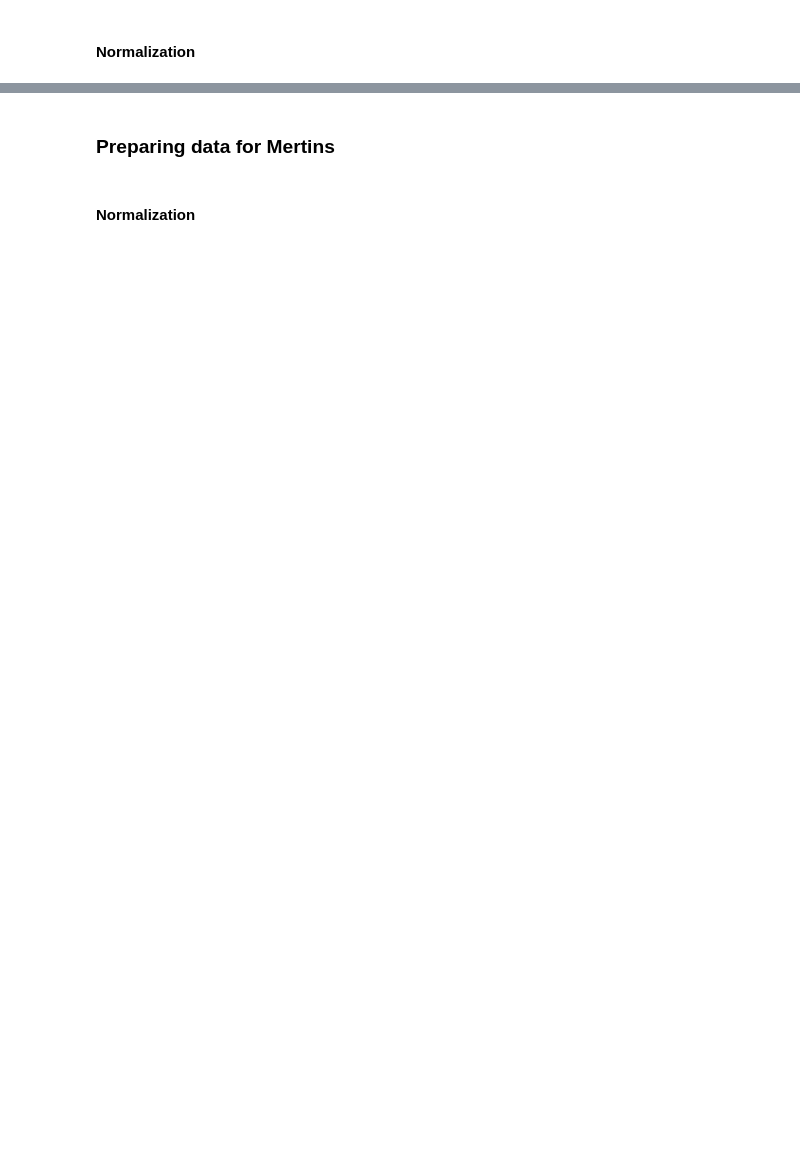
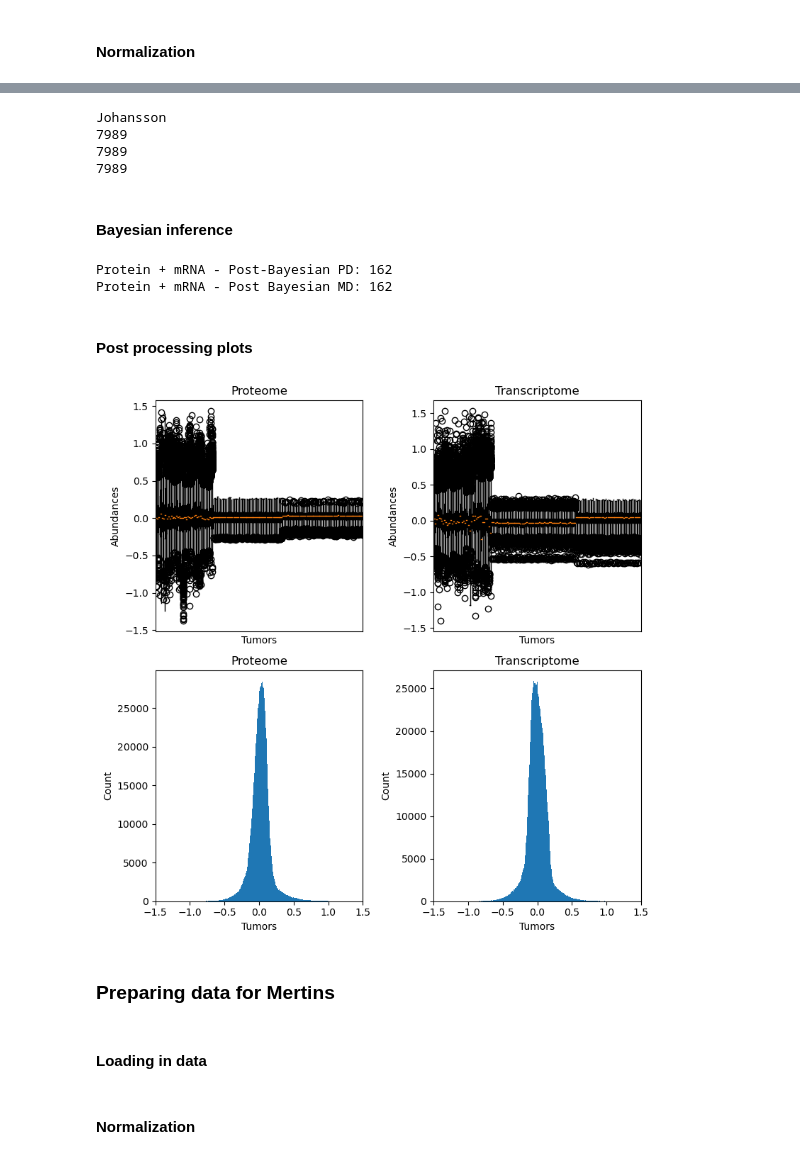
Before and after one commit to kenlzh1996/Prediction-model, a Jupyter notebook: Testing set generation.ipynb, the cells around one changed output, grey strips where cells are left out. Drawn from its saved outputs; the diff is of its cells as text; code cells hidden in the pictures; blank space fills up the shorter version.

```diff
--- a/Testing set generation.ipynb
+++ b/Testing set generation.ipynb
@@ -248,2 +299,33 @@ LD.to_csv(Path(output_path+'Johansson_Localization.csv'))
+# %%
+# Keep only genes (rows) are presented in proteome, mRNA and localization data sets
+IntersectingGenes = [value for value in J_PD.index if ((value in J_MD.index) & (value in LD.index))]
+J_PD = J_PD.loc[IntersectingGenes,:]
+J_MD = J_MD.loc[IntersectingGenes,:]
+LD = LD.loc[IntersectingGenes,:]
+
+# Sanity check for the number of genes in each dataframe
+print('Johansson')
+print(len(J_PD.index))
+print(len(J_MD.index))
+print(len(LD.index))
+# %% [output]
+Johansson
+7989
+7989
+7989
+# %% [markdown]
+#### Bayesian inference
+# %%
+set_seed(43)
+J_PD, J_MD = Bayesian_GMM(PD=J_PD, MD=J_MD, Set='Protein + mRNA', Rand_State_1=44, Rand_State_2=45, Canvas_Size=18)
+# %% [output]
+Protein + mRNA - Post-Bayesian PD: 162
+Protein + mRNA - Post Bayesian MD: 162
+# %% [markdown]
+#### Post processing plots
+# %%
+VisualizeData(J_PD, J_MD)
+# %% [output]
+[figure, added]
 # %% [markdown]
 ### Preparing data for Mertins
@@ -262,3 +332,5 @@ LD = LD.loc[NotUnclassInd,:]
+# %% [markdown]
+#### Loading in data
 # %%
 # Mertins data set
 # Open the proteomics data and only keep genes (rows) that are fully quantified
```
Also changed, not shown: parts of 56 cells of this notebook, 7 other files.
